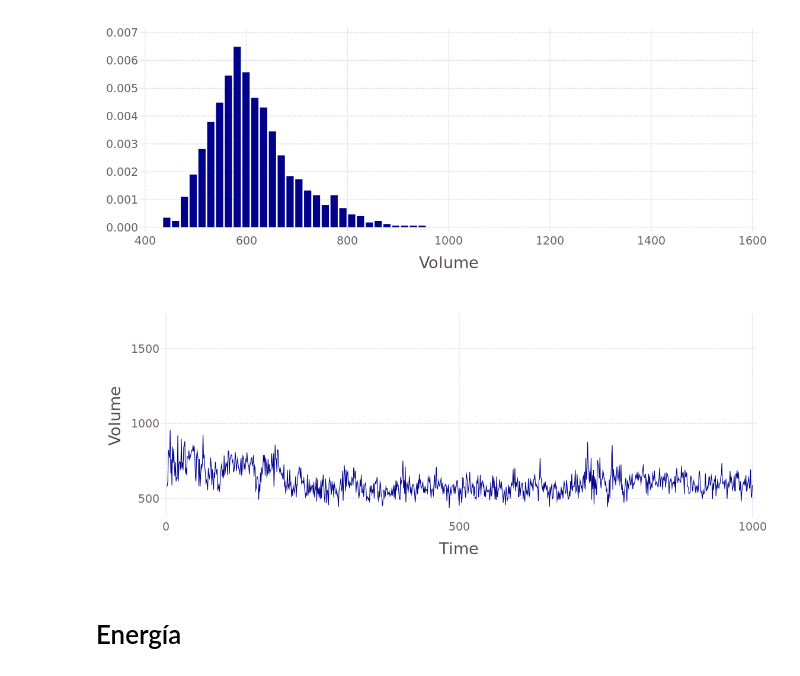
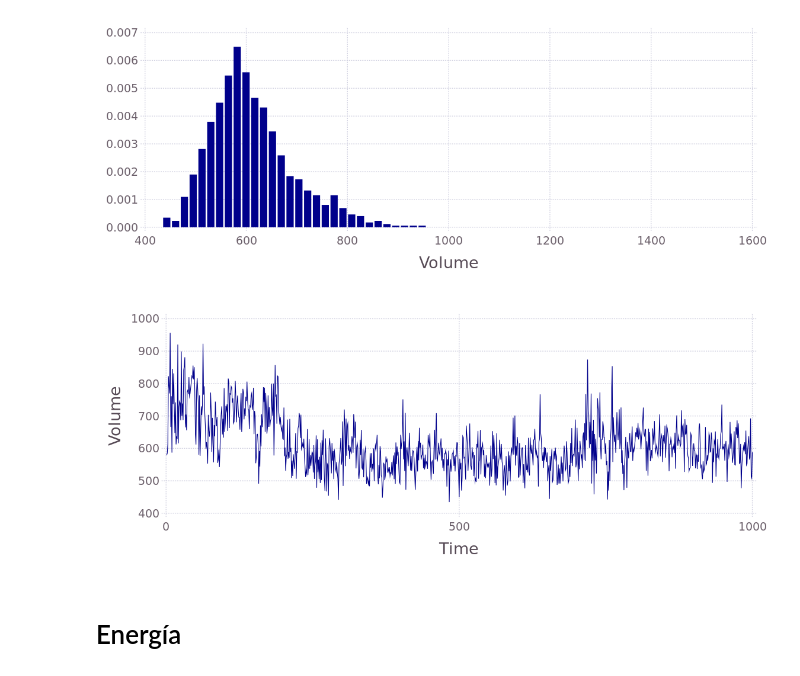
Before and after one commit to pgbarletta/reold_lbp, a Jupyter notebook: src/vgv_1ure.ipynb, the cells around one changed output. Saved outputs shown, nothing was run; the diff lists cells and outputs as text; code cells hidden in the pictures.

```diff
--- a/src/vgv_1ure.ipynb
+++ b/src/vgv_1ure.ipynb
@@ -428,14 +428,14 @@ pdf_trj_vol = plot(df_trj_vol, x = "Volume", Geom.histogram(bincount = 30, densi
 # %%
 pdf_trj_vol = plot(df_trj_vol, x = "Time", y = "Volume", Geom.line,
     #Guide.title("Cut"),
-    Coord.cartesian(xmin = 0, xmax = 1000, ymin = 400, ymax = 1700),
+    #Coord.cartesian(xmin = 0, xmax = 1000, ymin = 400, ymax = 1700),
     #Guide.xlabel("Frecuency (cm<sup>-1</sup>)"), Guide.xticks(ticks=collect(0:50:775)),
     #Guide.ylabel("δV * Probability", orientation=:vertical),
 
     Theme(bar_spacing=2pt, grid_line_width=1pt, Theme(default_color=colorant"DarkBlue"),
         minor_label_font_size = 14pt, major_label_font_size = 20pt, key_title_font_size = 20pt))
 # %% [output]
-[figure, old version]
+[figure, new version]
 # %% [markdown]
 # Energía
 # %%
```
Also changed, not shown: 5 other files.
